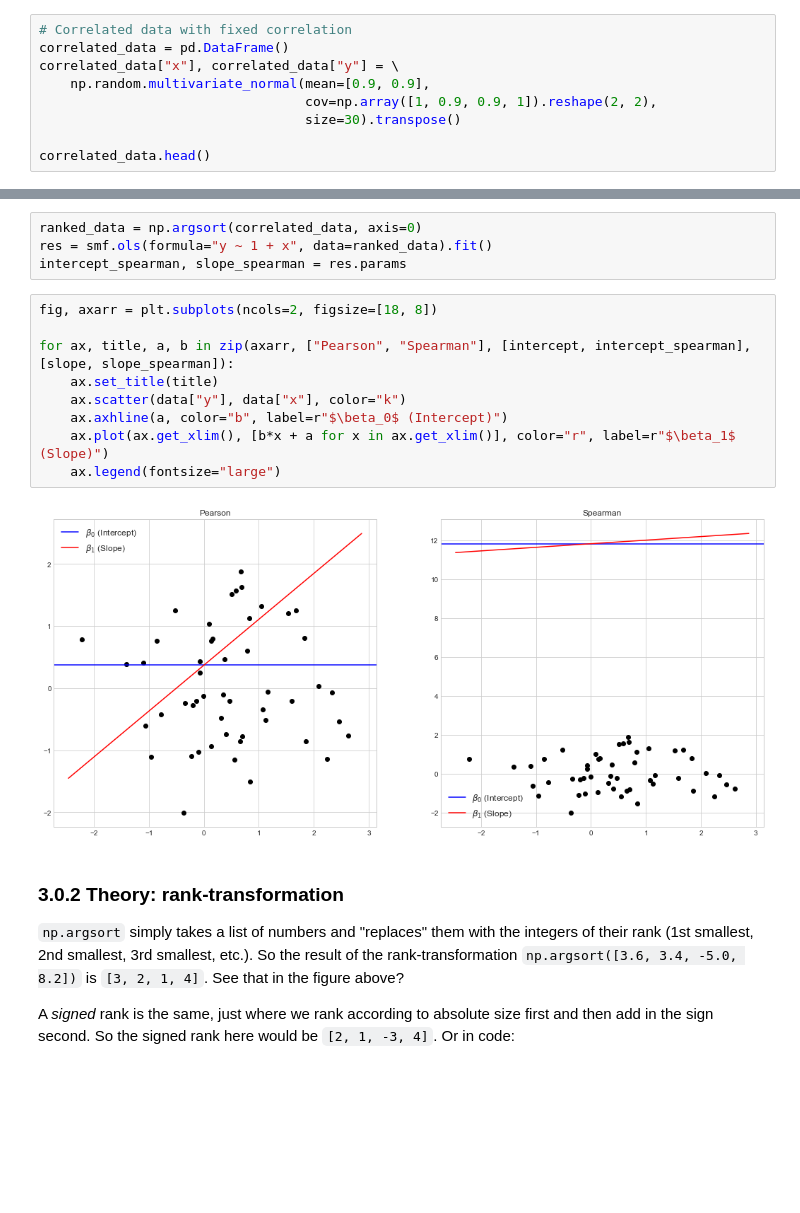
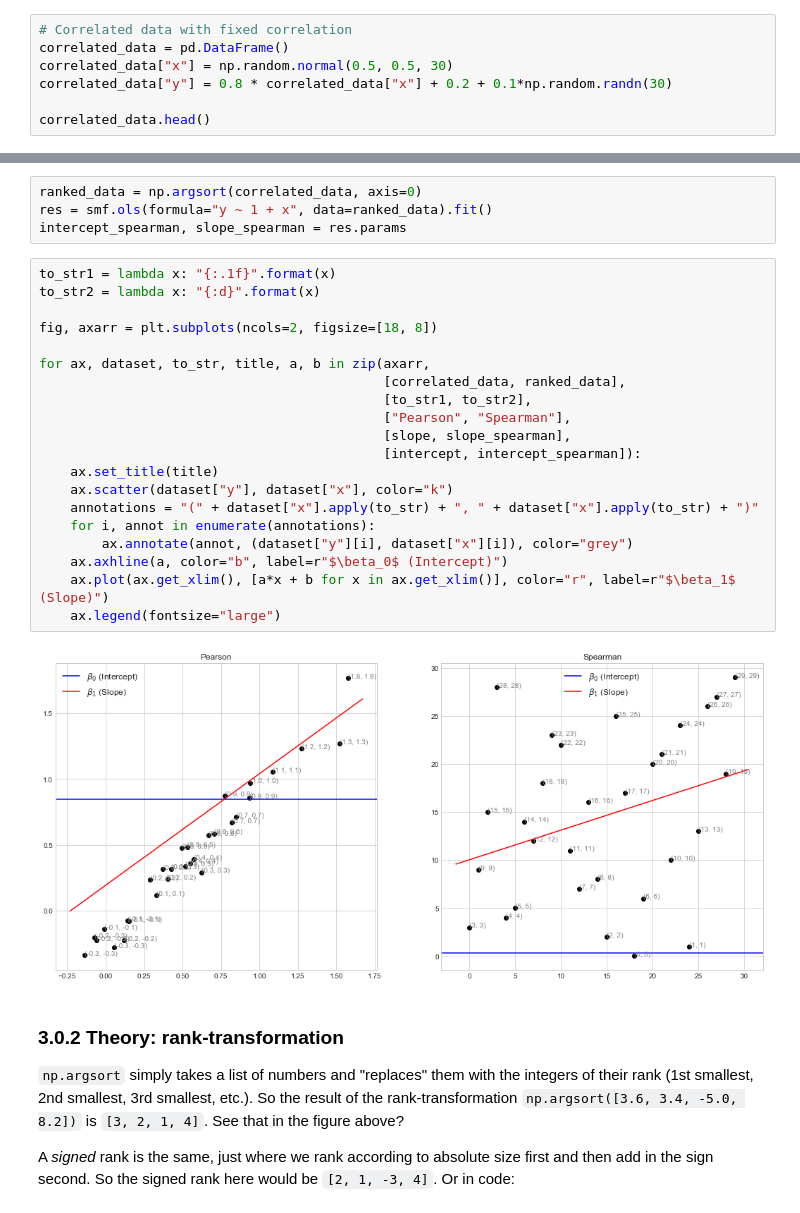
Before and after one commit to eigenfoo/tests-as-linear, a Jupyter notebook: tests-as-linear.ipynb, the cells around one changed output, grey strips where cells are left out. Drawn from its saved outputs; the diff is of its cells as text; blank space fills up the shorter version.

Commit message:
BLD: added annotations

```diff
--- a/tests-as-linear.ipynb
+++ b/tests-as-linear.ipynb
@@ -64,10 +72,8 @@ np.random.seed(1859)
 # %%
 # Correlated data with fixed correlation
 correlated_data = pd.DataFrame()
-correlated_data["x"], correlated_data["y"] = \
-    np.random.multivariate_normal(mean=[0.9, 0.9],
-                                  cov=np.array([1, 0.9, 0.9, 1]).reshape(2, 2),
-                                  size=30).transpose()
+correlated_data["x"] = np.random.normal(0.5, 0.5, 30)
+correlated_data["y"] = 0.8 * correlated_data["x"] + 0.2 + 0.1*np.random.randn(30)
 
 correlated_data.head()
 # %% [output]
@@ -130,16 +137,27 @@ ranked_data = np.argsort(correlated_data, axis=0)
 res = smf.ols(formula="y ~ 1 + x", data=ranked_data).fit()
 intercept_spearman, slope_spearman = res.params
 # %%
+to_str1 = lambda x: "{:.1f}".format(x)
+to_str2 = lambda x: "{:d}".format(x)
+
 fig, axarr = plt.subplots(ncols=2, figsize=[18, 8])
 
-for ax, title, a, b in zip(axarr, ["Pearson", "Spearman"], [intercept, intercept_spearman], [slope, slope_spearman]):
+for ax, dataset, to_str, title, a, b in zip(axarr,
+                                            [correlated_data, ranked_data],
+                                            [to_str1, to_str2],
+                                            ["Pearson", "Spearman"],
+                                            [slope, slope_spearman],
+                                            [intercept, intercept_spearman]):
     ax.set_title(title)
-    ax.scatter(data["y"], data["x"], color="k")
+    ax.scatter(dataset["y"], dataset["x"], color="k")
+    annotations = "(" + dataset["x"].apply(to_str) + ", " + dataset["x"].apply(to_str) + ")"
+    for i, annot in enumerate(annotations):
+        ax.annotate(annot, (dataset["y"][i], dataset["x"][i]), color="grey")
     ax.axhline(a, color="b", label=r"$\beta_0$ (Intercept)")
-    ax.plot(ax.get_xlim(), [b*x + a for x in ax.get_xlim()], color="r", label=r"$\beta_1$ (Slope)")
+    ax.plot(ax.get_xlim(), [a*x + b for x in ax.get_xlim()], color="r", label=r"$\beta_1$ (Slope)")
     ax.legend(fontsize="large")
 # %% [output]
-[figure, old version]
+[figure, new version]
 # %% [markdown]
 ### 3.0.2 Theory: rank-transformation
 
```
Also changed, not shown: parts of 13 cells of this notebook, 1 other file.
